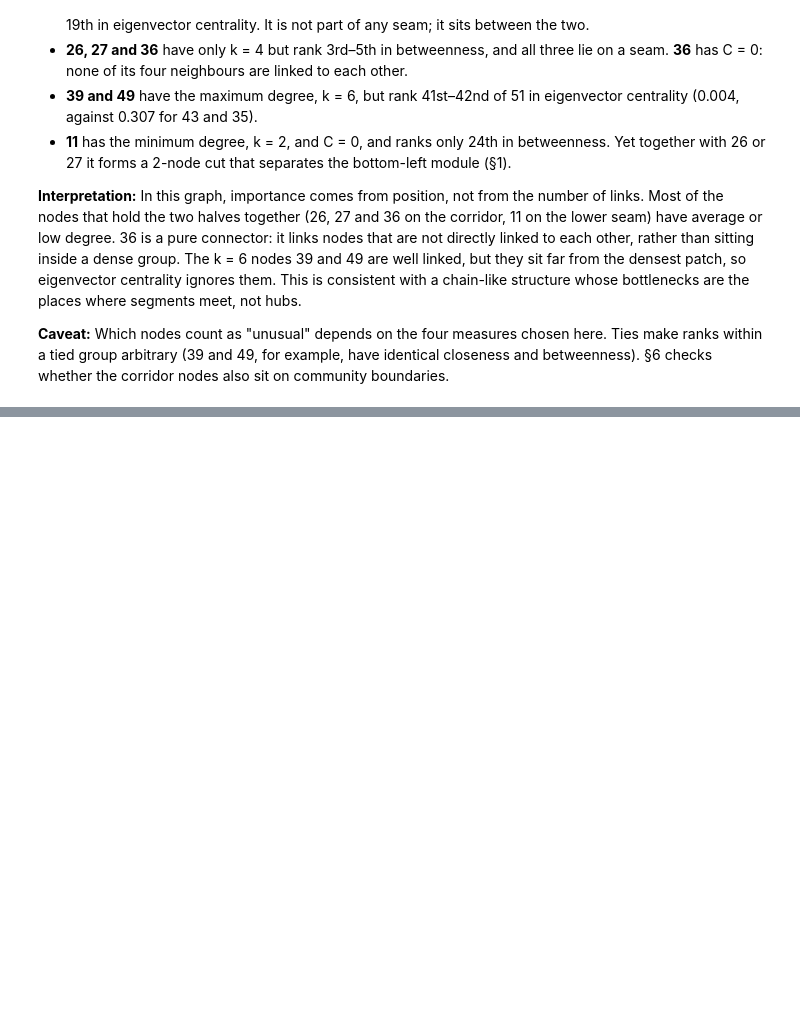
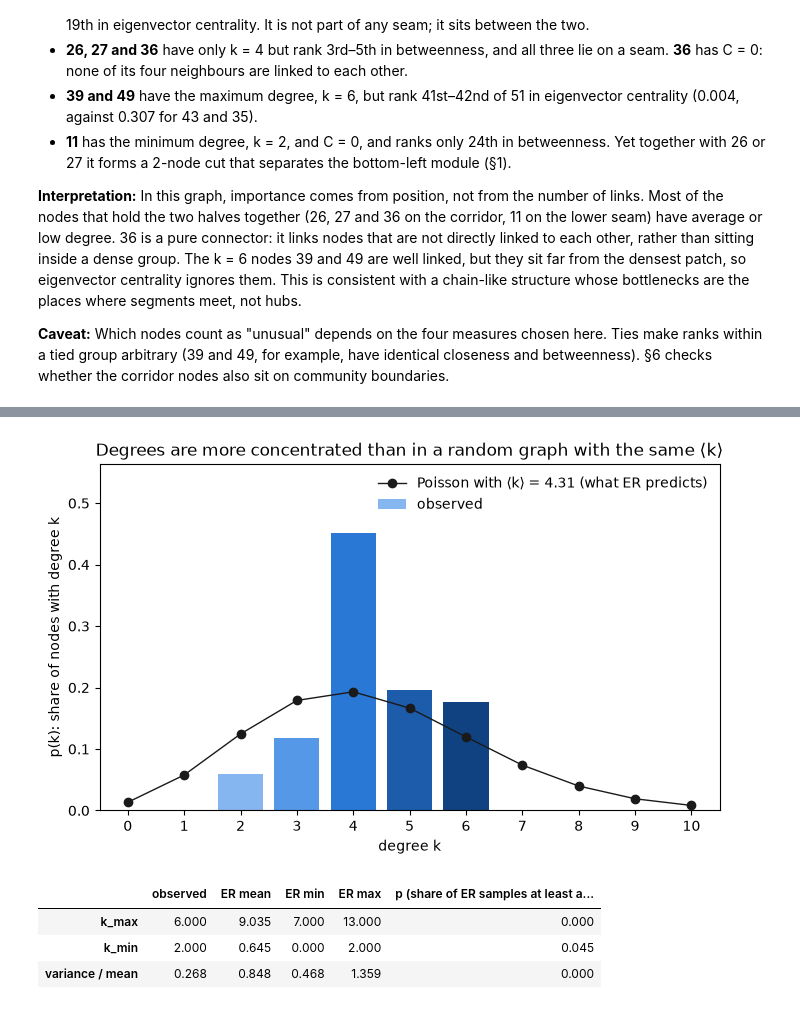
Before and after one commit to KEDES1998/NetworkScience, a Jupyter notebook: code/assignmentNotbook.ipynb, the cells around one changed output, grey strips where cells are left out. Drawn from its saved outputs; the diff is of its cells as text; code cells hidden in the pictures; blank space fills up the shorter version.

```diff
--- a/code/assignmentNotbook.ipynb
+++ b/code/assignmentNotbook.ipynb
@@ -496,0 +500,20 @@ unusual.loc[picked].sort_values("betweenness", ascending=False).round(3)
+# %%
+degrees = pd.Series(deg)
+mean_k = degrees.mean()
+k_range = np.arange(0, 11)
+
+# p(k) = share of nodes with degree k, next to what a Poisson distribution with the same <k> predicts (ER)
+pk = pd.DataFrame({
+    "nodes": degrees.value_counts().reindex(k_range, fill_value=0),
+    "p(k) observed": degrees.value_counts(normalize=True).reindex(k_range, fill_value=0),
+    "p(k) Poisson(⟨k⟩)": stats.poisson.pmf(k_range, mean_k),
+}).rename_axis("k")
+
+display(pd.Series({
+    "mean ⟨k⟩": mean_k,
+    "standard deviation": degrees.std(ddof=0),
+    "min": degrees.min(),
+    "max": degrees.max(),
+    "variance / mean (Poisson: 1)": degrees.var(ddof=0) / mean_k,  # below 1 = more even than random
+}).round(3).to_frame("value"))
+pk.round(3)
@@ -496,0 +540,43 @@ unusual.loc[picked].sort_values("betweenness", ascending=False).round(3)
+# %%
+fig, ax = plt.subplots(figsize=(8, 4.5))
+# Bars in the degree colours of §0, only for the degrees that occur
+ax.bar(deg_vals, pk.loc[deg_vals, "p(k) observed"], width=0.8, color=[deg_color[k] for k in deg_vals], label="observed")
+ax.plot(k_range, pk["p(k) Poisson(⟨k⟩)"], "o-", color="#1a1a1a", lw=1, ms=6, zorder=3,
+        label=f"Poisson with ⟨k⟩ = {mean_k:.2f} (what ER predicts)")
+ax.set_xticks(k_range)
+ax.set_ylim(0, 1.25 * pk["p(k) observed"].max())  # headroom for the legend
+ax.set_xlabel("degree k")
+ax.set_ylabel("p(k): share of nodes with degree k")
+ax.set_title("Degrees are more concentrated than in a random graph with the same ⟨k⟩")
+ax.legend(frameon=False)
+fig.savefig(FIG / "3_degree_distribution.png", dpi=150, bbox_inches="tight")
+plt.show()
+# %% [output]
+[figure, added]
+# %%
+# Are "no hubs" and "no weakly linked nodes" unusual for a random graph? The same numbers for each ER sample
+er_rows = []
+for R in refs_er:
+    d = np.array([k for _, k in R.degree()])
+    er_rows.append({"k_max": d.max(), "k_min": d.min(), "variance / mean": d.var() / d.mean()})
+er_deg = pd.DataFrame(er_rows)
+obs_deg = pd.Series({"k_max": degrees.max(), "k_min": degrees.min(), "variance / mean": degrees.var(ddof=0) / mean_k})
+
+# Share of ER samples at least as narrow as G: k_max as low, k_min as high, variance / mean as low
+as_narrow = pd.Series({
+    "k_max": (er_deg["k_max"] <= obs_deg["k_max"]).mean(),
+    "k_min": (er_deg["k_min"] >= obs_deg["k_min"]).mean(),
+    "variance / mean": (er_deg["variance / mean"] <= obs_deg["variance / mean"]).mean(),
+})
+pd.DataFrame({
+    "observed": obs_deg,
+    "ER mean": er_deg.mean(),
+    "ER min": er_deg.min(),
+    "ER max": er_deg.max(),
+    "p (share of ER samples at least as narrow)": as_narrow,
+}).round(3)
+# %% [output]
+|  | observed | ER mean | ER min | ER max | p (share of ER samples at least a... |
+| k_max | 6.000 | 9.035 | 7.000 | 13.000 | 0.000 |
+| k_min | 2.000 | 0.645 | 0.000 | 2.000 | 0.045 |
+| variance / mean | 0.268 | 0.848 | 0.468 | 1.359 | 0.000 |
```
Also changed, not shown: parts of 49 cells of this notebook.
